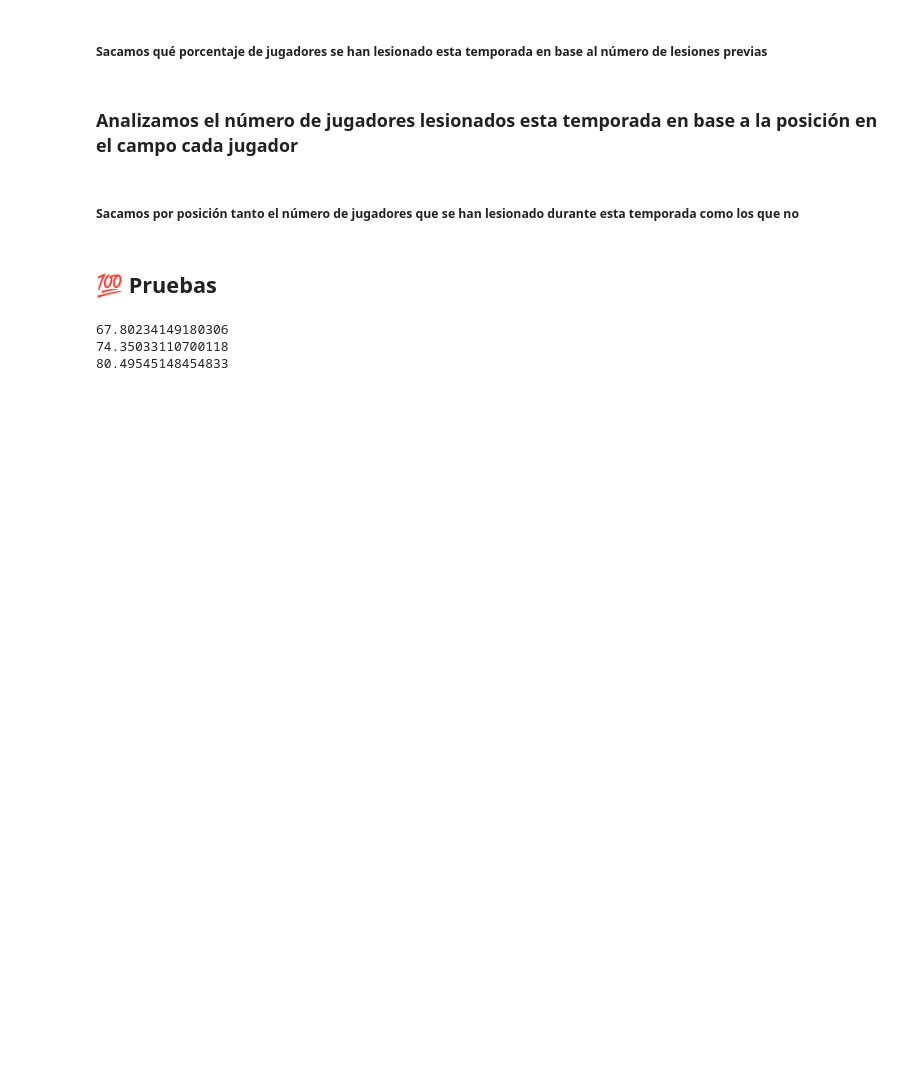
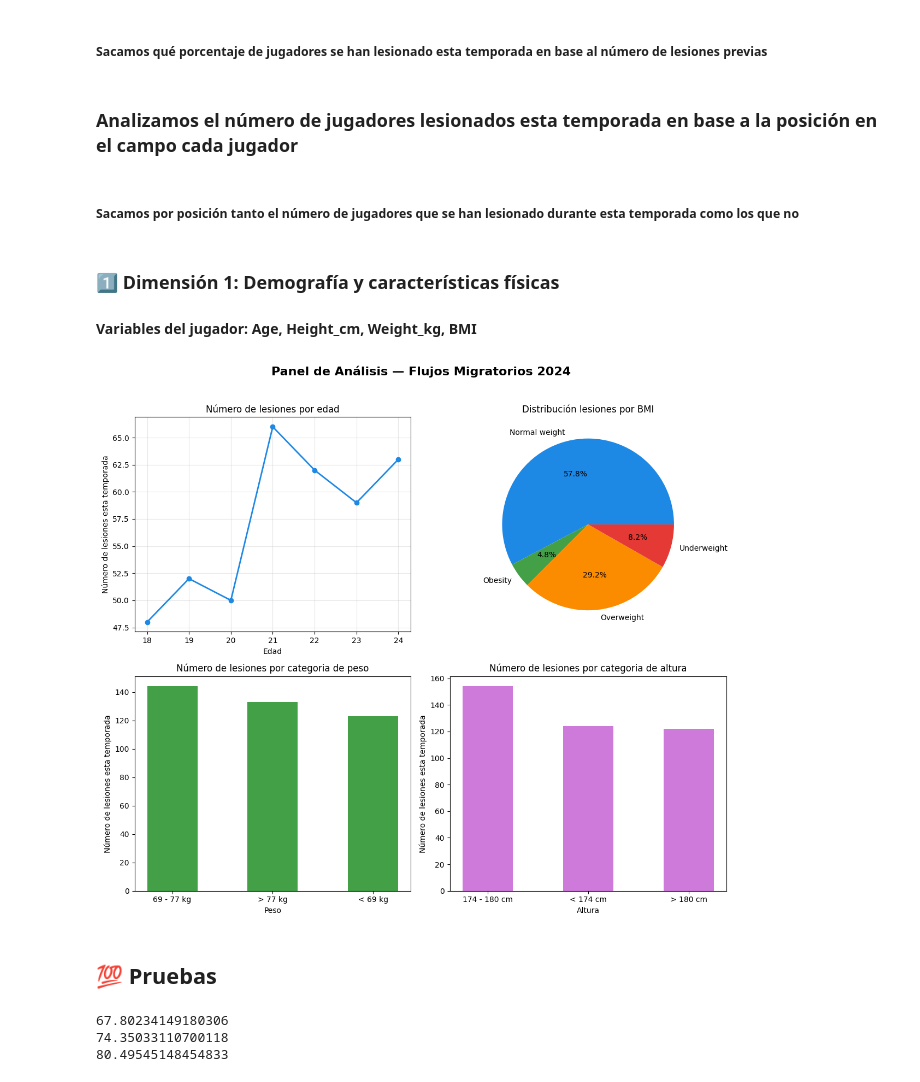
Before and after one commit to lauraargente/Proyecto_University-Football-Injury-Prediction-Dataset, a Jupyter notebook: analisis.ipynb, the cells around one changed output. Saved outputs shown, nothing was run; the diff lists cells and outputs as text; code cells hidden in the pictures; blank space fills up the shorter version.

Commit message:
Panel categorías demográficas

```diff
--- a/analisis.ipynb
+++ b/analisis.ipynb
@@ -1061,3 +1061,49 @@ fig.update_layout(template='plotly_white', title_x=0.5)
 # fig.show() renderiza el gráfico interactivo.
 # Pasa el ratón por cada sección de la barra para ver los valores.
 fig.show()
+# %% [markdown]
+### 1️⃣ Dimensión 1: Demografía y características físicas
+#### Variables del jugador: Age, Height_cm, Weight_kg, BMI
+# %%
+# plt.subplots(2, 2) crea una cuadrícula de 2 filas x 2 columnas = 4 gráficos.
+# axs es una MATRIZ 2x2 de ejes. Accedemos a cada gráfico con axs[fila, columna].
+fig, axs = plt.subplots(2, 2, figsize=(12, 10))
+
+
+# ---------- GRÁFICO 1: Líneas (arriba izquierda - Age ----------
+lesiones_age = df_csv.groupby('Age')['Injury_Current_Season'].sum()
+axs[0, 0].plot(lesiones_age.index, lesiones_age.values, marker='o', color='#1E88E5', linewidth=2)
+axs[0, 0].set_title('Número de lesiones por edad')
+axs[0, 0].set_xlabel('Edad')
+axs[0, 0].set_ylabel('Número de lesiones esta temporada')
+axs[0, 0].grid(True, alpha=0.3)
+
+# ---------- GRÁFICO 2: Pie (abajo izquierda - BMI) ----------
+Lesiones_BMI = df_csv.groupby('Body_Mass_Index')['Injury_Current_Season'].sum()
+axs[0, 1].pie(Lesiones_BMI.values, labels=Lesiones_BMI.index,
+              autopct='%1.1f%%', colors=['#1E88E5', '#43A047', '#FB8C00', '#E53935'])
+axs[0, 1].set_title('Distribución lesiones por BMI')
+
+# ---------- GRÁFICO 3: Barras (arriba derecha - Weight) ----------
+lesiones_weight = df_csv.groupby('Weight_category')['Injury_Current_Season'].sum().sort_values(ascending=False).head(5)
+axs[1, 0].bar(lesiones_weight.index, lesiones_weight.values, color='#43A047', width=0.5)
+axs[1, 0].set_title('Número de lesiones por categoria de peso')
+axs[1, 0].set_ylabel('Número de lesiones esta temporada')
+axs[1, 0].set_xlabel('Peso')
+
+# ---------- GRÁFICO 4: Histograma (abajo derecha - Height) ----------
+lesiones_height = df_csv.groupby('Height_category')['Injury_Current_Season'].sum().sort_values(ascending=False).head(5)
+axs[1, 1].bar(lesiones_height.index, lesiones_height.values, color="#CE7ADB", width=0.5)
+axs[1, 1].set_title('Número de lesiones por categoria de altura')
+axs[1, 1].set_ylabel('Número de lesiones esta temporada')
+axs[1, 1].set_xlabel('Altura')
+
+# fig.suptitle() añade un título GENERAL para toda la figura.
+# y=1.02 lo posiciona ligeramente por encima de los gráficos.
+fig.suptitle('Panel de Análisis — Flujos Migratorios 2024',
+             fontsize=16, fontweight='bold', y=1.02)
+
+plt.tight_layout()
+plt.show()
+# %% [output]
+[figure, added]
```
Also changed, not shown: parts of 1 cell of this notebook, 1 other file.
